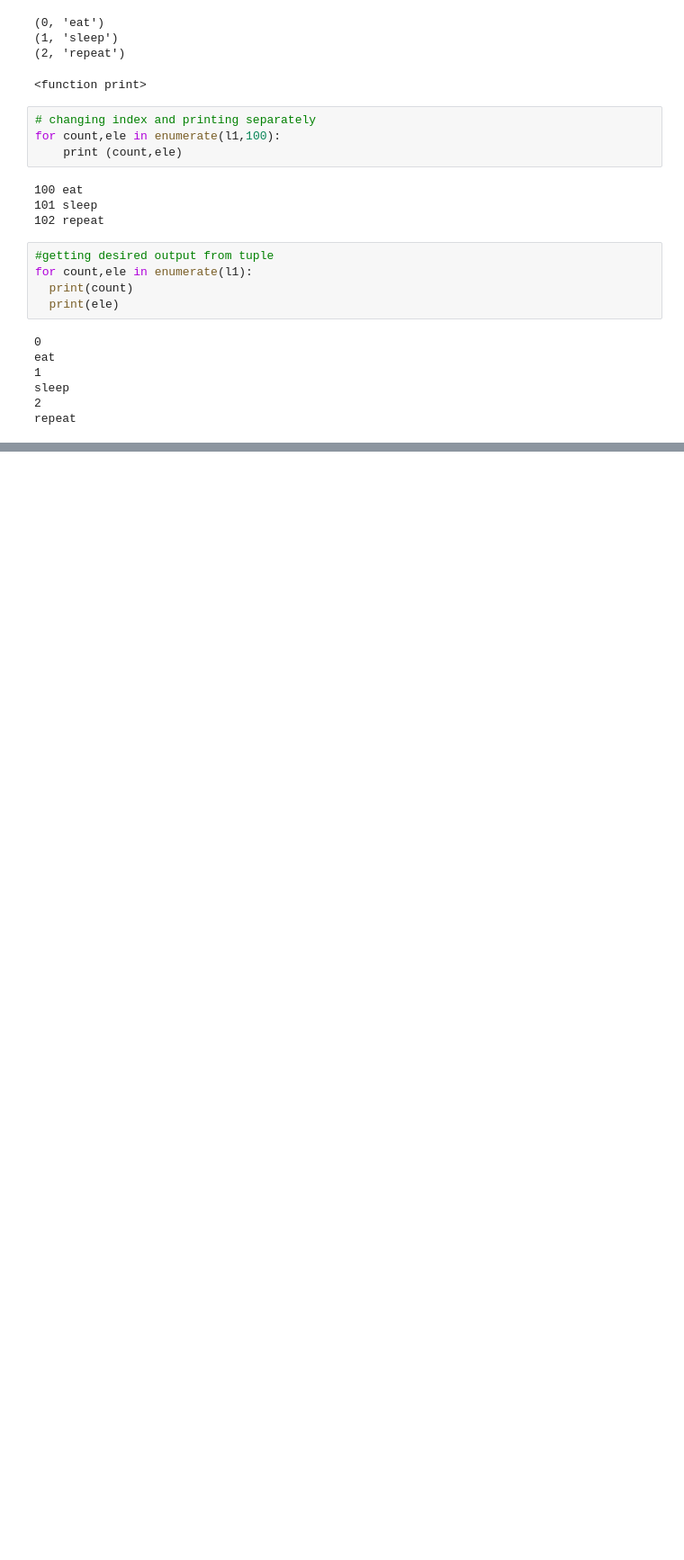
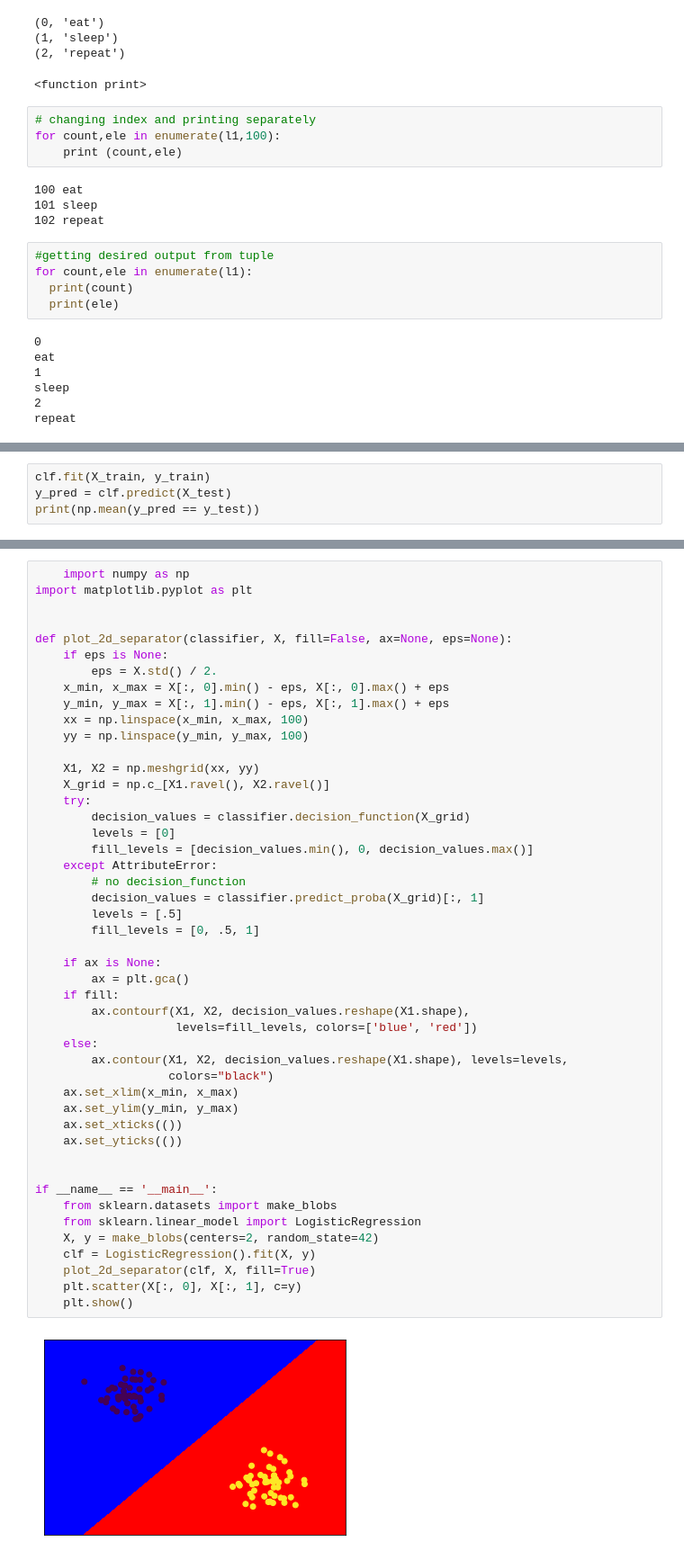
Before and after one commit to Mahrokh-Eb/Machine-Learning-With-Python, a Jupyter notebook: 3_3_skitlearn_Digit.ipynb, the cells around one changed output, grey strips where cells are left out. Shown at 90% size. Cells and saved outputs as stored; diff of their text form; blank space fills up the shorter version.

```diff
--- a/3_3_skitlearn_Digit.ipynb
+++ b/3_3_skitlearn_Digit.ipynb
@@ -182,0 +235,4 @@ repeat
+# %%
+clf.fit(X_train, y_train)
+y_pred = clf.predict(X_test)
+print(np.mean(y_pred == y_test))
@@ -182,0 +251,49 @@ repeat
+# %%
+	import numpy as np
+import matplotlib.pyplot as plt
+
+
+def plot_2d_separator(classifier, X, fill=False, ax=None, eps=None):
+    if eps is None:
+        eps = X.std() / 2.
+    x_min, x_max = X[:, 0].min() - eps, X[:, 0].max() + eps
+    y_min, y_max = X[:, 1].min() - eps, X[:, 1].max() + eps
+    xx = np.linspace(x_min, x_max, 100)
+    yy = np.linspace(y_min, y_max, 100)
+
+    X1, X2 = np.meshgrid(xx, yy)
+    X_grid = np.c_[X1.ravel(), X2.ravel()]
+    try:
+        decision_values = classifier.decision_function(X_grid)
+        levels = [0]
+        fill_levels = [decision_values.min(), 0, decision_values.max()]
+    except AttributeError:
+        # no decision_function
+        decision_values = classifier.predict_proba(X_grid)[:, 1]
+        levels = [.5]
+        fill_levels = [0, .5, 1]
+
+    if ax is None:
+        ax = plt.gca()
+    if fill:
+        ax.contourf(X1, X2, decision_values.reshape(X1.shape),
+                    levels=fill_levels, colors=['blue', 'red'])
+    else:
+        ax.contour(X1, X2, decision_values.reshape(X1.shape), levels=levels,
+                   colors="black")
+    ax.set_xlim(x_min, x_max)
+    ax.set_ylim(y_min, y_max)
+    ax.set_xticks(())
+    ax.set_yticks(())
+
+
+if __name__ == '__main__':
+    from sklearn.datasets import make_blobs
+    from sklearn.linear_model import LogisticRegression
+    X, y = make_blobs(centers=2, random_state=42)
+    clf = LogisticRegression().fit(X, y)
+    plot_2d_separator(clf, X, fill=True)
+    plt.scatter(X[:, 0], X[:, 1], c=y)
+    plt.show()
+# %% [output]
+[figure, added]
```
Also changed, not shown: parts of 15 cells of this notebook.
